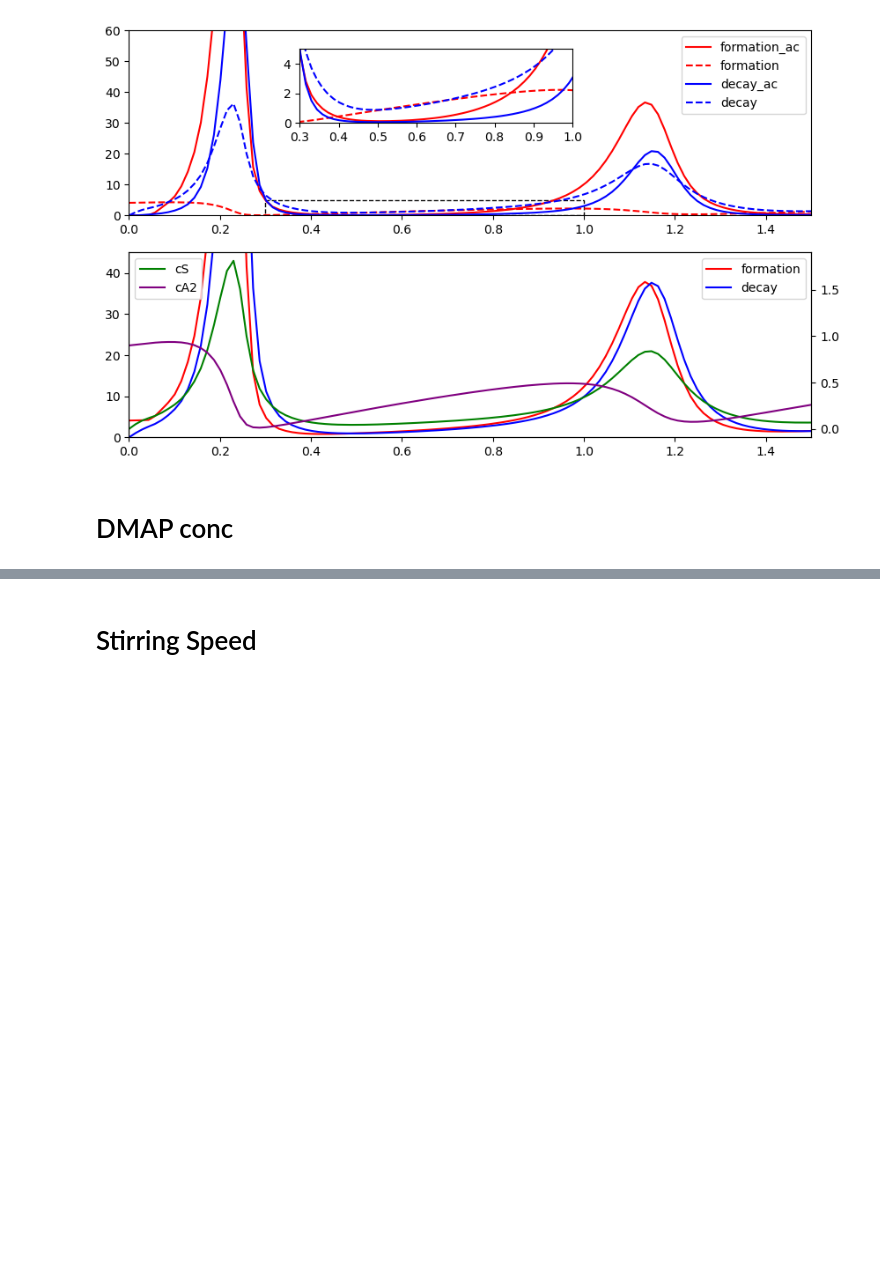
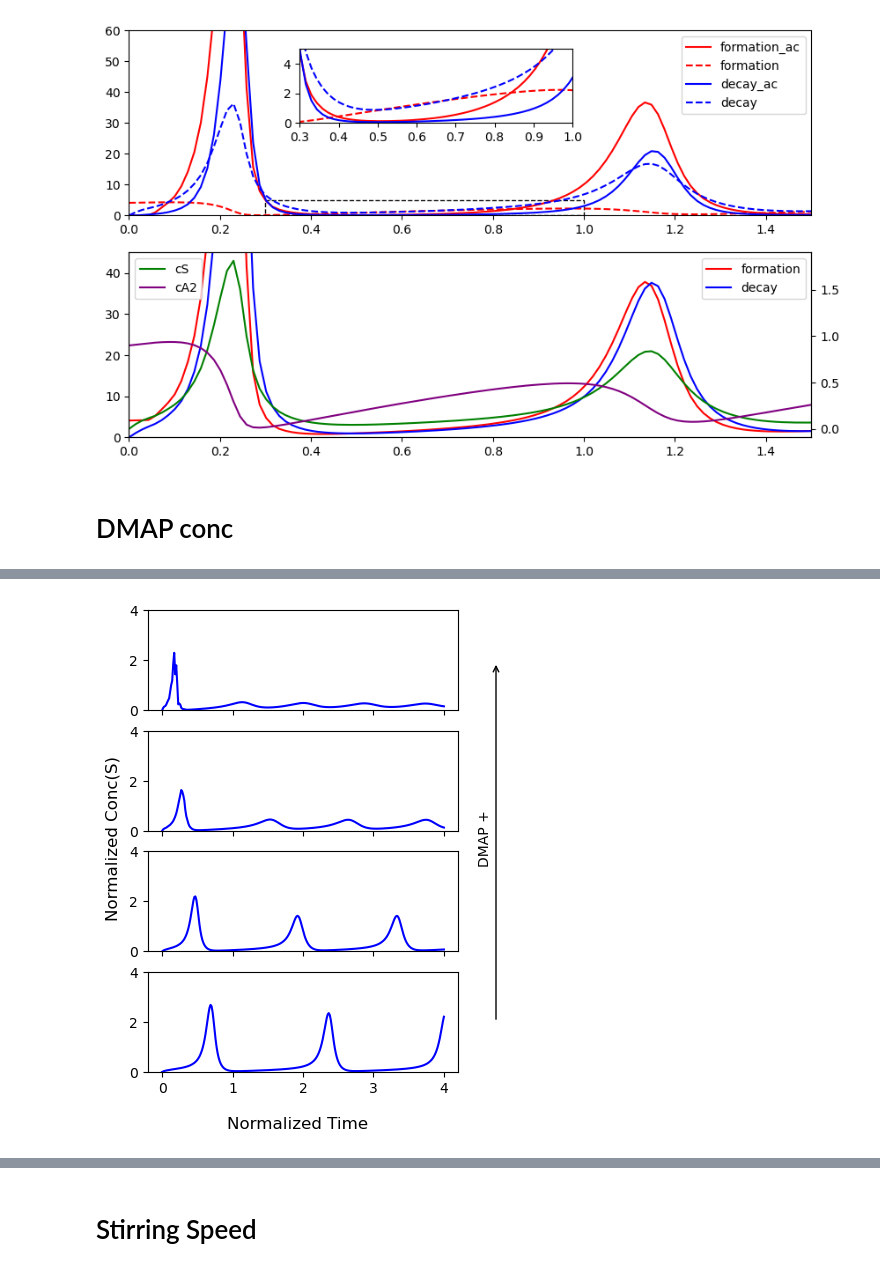
Before and after one commit to Zhiheng419/Chemical_Oscillation_Model, a Jupyter notebook: control_of_osc.ipynb, the cells around one changed output, grey strips where cells are left out. Cells and saved outputs as stored; diff of their text form; code cells hidden in the pictures; blank space fills up the shorter version.

```diff
--- a/control_of_osc.ipynb
+++ b/control_of_osc.ipynb
@@ -224,0 +202,5 @@ fig50, axes50 = delayed_model_50.plot(ylim=2, t=4)
+# %%
+k1 = 5
+k2 = 2
+delayed_model_50.set_params([13 * k1, 32 * k2, 0.2 * k1, 21 * k2])
+sol_dmap1, t_dmap1 = delayed_model_50.simulate(t=4)
@@ -224,0 +211,31 @@ fig50, axes50 = delayed_model_50.plot(ylim=2, t=4)
+# %%
+k1 = 3
+k2 = 1.8
+delayed_model_50.set_params([13 * k1, 32 * k2, 0.2 * k1, 21 * k2])
+sol_dmap2, t_dmap2 = delayed_model_50.simulate(t=4)
+# %%
+k1 = 1.5
+k2 = 1.2
+delayed_model_50.set_params([13 * k1, 32 * k2, 0.2 * k1, 21 * k2])
+sol_dmap3, t_dmap3 = delayed_model_50.simulate(t=4)
+# %%
+delayed_model_50.set_params([13, 32, 0.2, 21])
+sol_dmap4, t_dmap4 = delayed_model_50.simulate(t=4)
+# %%
+fig, ax = plt.subplots(4, 1, figsize=(4, 6))
+m = 2
+ax[0].plot(t_dmap1, sol_dmap1[:, 1] + sol_dmap1[:, 1]**m, color='b')
+ax[1].plot(t_dmap2, sol_dmap2[:, 1] + sol_dmap2[:, 1]**m, color='b')
+ax[2].plot(t_dmap3, sol_dmap3[:, 1] + sol_dmap3[:, 1]**m, color='b')
+ax[3].plot(t_dmap4, sol_dmap4[:, 1] + sol_dmap4[:, 1]**m, color='b')
+for a in ax[0: 3]:
+    a.set_xticklabels([])
+for a in ax:
+    a.set_ylim(0, 4)
+fig.supylabel('Normalized Conc(S)')
+fig.supxlabel('Normalized Time')
+ax[2].annotate('', xy=(1, 0.8), xytext=(1, 0.2), xycoords='figure fraction', textcoords='figure fraction', arrowprops=dict(arrowstyle='->'))
+fig.text(0.95, 0.5, 'DMAP +', va='center', rotation='vertical')
+plt.tight_layout()
+# %% [output]
+[figure, added]
```
Also changed, not shown: parts of 8 cells of this notebook, 6 other files.
